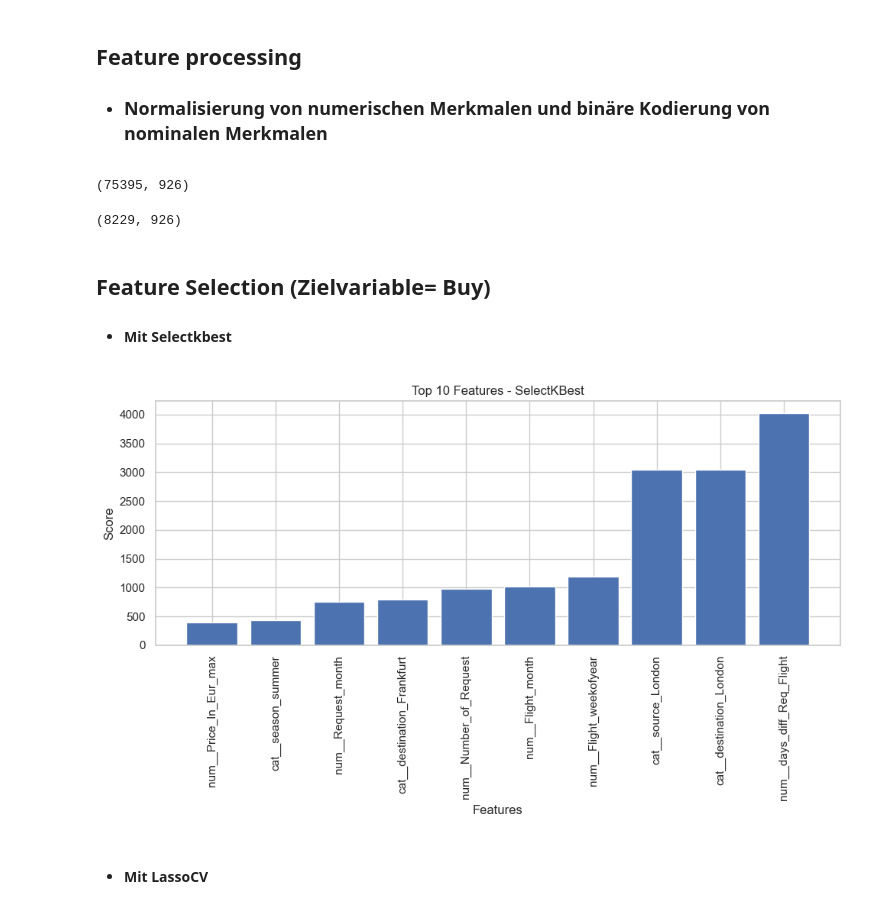
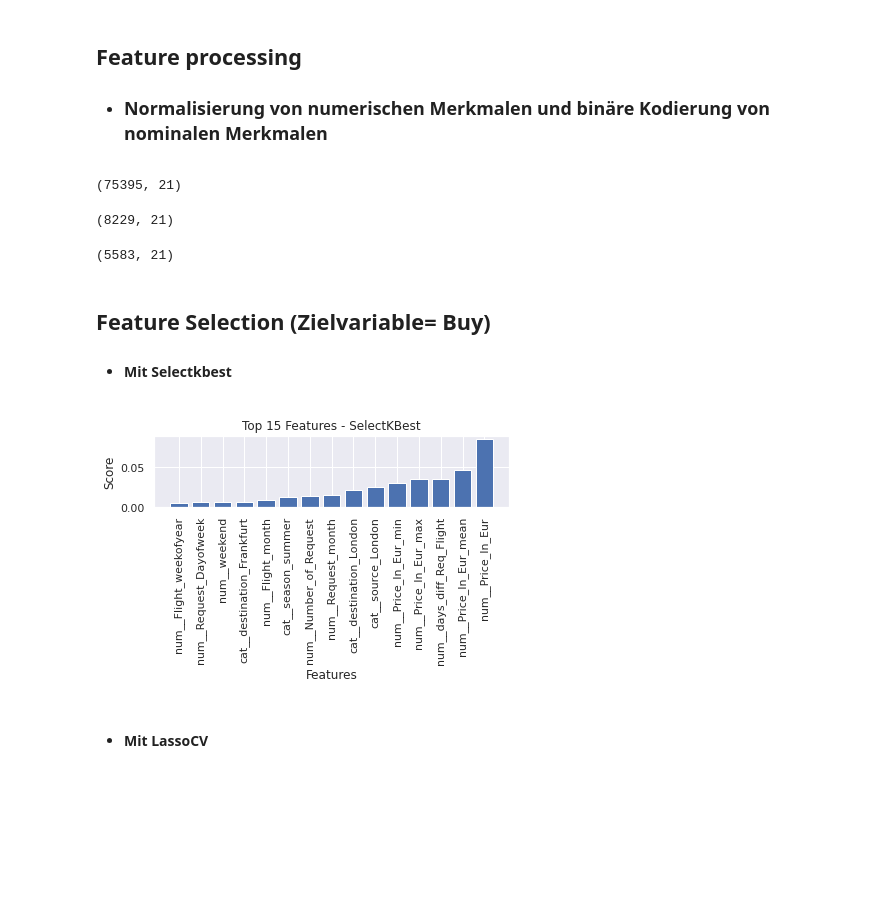
Before and after one commit to hahaha996/Data_Mining_Projekt, a Jupyter notebook: Projekt_DM.ipynb, the cells around one changed output. Cells and saved outputs as stored; diff of their text form; code cells hidden in the pictures; blank space fills up the shorter version.

```diff
--- a/Projekt_DM.ipynb
+++ b/Projekt_DM.ipynb
@@ -510,4 +528,7 @@ Trainingsdaten = generate_features(flug_df).merge(flug_df_agg)
 # %%
 # Merkmale Index und Merkmale löschen,die zur Erstellung neuer Merkmalen verwendet wurden,um Multikollinearität zu vermeiden
 
-Trainingsdaten.drop(columns=['index','Request_Date','Flight_Date','Departure_hour','route_abb'],axis=1,inplace=True)
+Trainingsdaten.drop(columns=['index','Flight_Date','Departure_hour','route_abb'],axis=1,inplace=True)
+
+
+Testdaten.drop(columns=['index','Flight_Date','Departure_hour','route_abb'],axis=1,inplace=True)
@@ -532,6 +586,5 @@ def get_X_y(Trainingsdaten,target):
 # %%
-target = Trainingsdaten['buy'].astype('category')
-X,y,Groups = get_X_y(Trainingsdaten, targe)
+X,y,Groups = get_X_y(Trainingsdaten)
 
 sgk =StratifiedGroupKFold(n_splits=10, shuffle=True, random_state=529)
 
@@ -555,7 +608,7 @@ numeric_features = ['Price_In_Eur','Price_In_Eur_max','Price_In_Eur_min','Price_
                     'Flight_Dayofweek','Flight_month','Flight_weekofyear']
 
 # Merkmale für kategoriale Transformation
-categorical_features = ['flight_unique_id','season','departure_time','Request_time','source','destination']
+categorical_features = ['season','departure_time','Request_time','source','destination']
 
 # Preprocessing-Schritte für numerische Merkmale
 numeric_transformer = Pipeline(steps=[
@@ -575,64 +628,71 @@ preprocessor = ColumnTransformer(
 
 # Transformation der Merkmale im X_train
 Xtrain_transformed = preprocessor.fit_transform(X_train)
-
 # Überschriften der transformierten Merkmale erhalten
-transformed_feature_names = preprocessor.get_feature_names_out()
+transformed_feature_names_train = preprocessor.get_feature_names_out()
 
 # Transformation der Merkmale im X_val
 Xval_transformed = preprocessor.transform(X_val)
-
 # Überschriften der transformierten Merkmale erhalten
 transformed_feature_names_val = preprocessor.get_feature_names_out()
+
+# Transformation der Merkmale im X_test
+Xtest_transformed = preprocessor.transform(X_test)
+# Überschriften der transformierten Merkmale erhalten
+transformed_feature_names_test = preprocessor.get_feature_names_out()
 # %%
 # neue Dataframe für Trainingsdaten mit relevanten Merkmalen
-frame = pd.DataFrame(Xtrain_transformed.toarray(),columns=preprocessor.get_feature_names_out())
-frame.shape
+frame_train = pd.DataFrame(Xtrain_transformed,columns=preprocessor.get_feature_names_out())
+frame_train.shape
 # %% [output]
-(75395, 926)
+(75395, 21)
 # %%
 # neue Dataframe für Validierungsdaten mit relevanten Merkmalen
-frame_val = pd.DataFrame(Xval_transformed.toarray(),columns=transformed_feature_names_val)
+frame_val = pd.DataFrame(Xval_transformed,columns=transformed_feature_names_val)
 frame_val.shape
 # %% [output]
-(8229, 926)
+(8229, 21)
+# %%
+# neue Dataframe für Testdaten mit relevanten Merkmalen
+frame_test = pd.DataFrame(Xtest_transformed,columns=transformed_feature_names_test)
+frame_test.shape
+# %% [output]
+(5583, 21)
 # %% [markdown]
 ## Feature Selection (Zielvariable= Buy)
   - #### Mit Selectkbest
 # %%
 
+k=15
 # SelectKBest-Transformer mit der gewünschten Score-Funktion erstellen
-kbest = SelectKBest(score_func=f_classif, k=10)  # Wähle die 10 besten Features
+kbest = SelectKBest(score_func= mutual_info_classif, k=k)  # Wähle die 10 besten Features
 
 # Transformer auf die Daten anwenden
-Xtrain_selected = kbest.fit_transform(Xtrain_transformed.toarray(), y_train)
+Xtrain_selected = kbest.fit_transform(Xtrain_transformed, y_train)
 
 # Die ausgewählten Feature-Indizes erhalten
 feature_indices = kbest.get_support(indices=True)
 
 # Die Namen der ausgewählten Features erhalten
-selected_features = frame.columns[feature_indices]
-
-# Die ausgewählten Features anzeigen
-#print(f"Die 10 besten Merkmale zur Vorhersage von Buy nach SelectKBest-Transformer sind: {[i for i in list(selected_features)]}")
+selected_features = frame_train.columns[feature_indices]
 
 #Score
 feature_scores = kbest.scores_
 
 # Erstelle ein Array mit den Rängen der Features (absteigend sortiert)
-top_10_features = np.argsort(feature_scores)[-10:]
+top_15_features = np.argsort(feature_scores)[-k::]
 
 # Plotte die Scores der k besten Features
-plt.figure(figsize=(10, 6))
-plt.bar(range(10), feature_scores[top_10_features])
-plt.xticks(range(10), np.array(transformed_feature_names)[top_10_features], rotation=90)
+
+plt.bar(range(15), feature_scores[top_15_features])
+plt.xticks(range(15), np.array(transformed_feature_names_train)[top_15_features], rotation=90)
 plt.xlabel('Features')
 plt.ylabel('Score')
-plt.title(f'Top 10 Features - SelectKBest')
+plt.title(f'Top {k} Features - SelectKBest')
 plt.tight_layout()
 plt.show()
 # %% [output]
-[figure, old version]
+[figure, new version]
 # %% [markdown]
 - #### Mit LassoCV
 # %%
```
Also changed, not shown: parts of 37 cells of this notebook.
